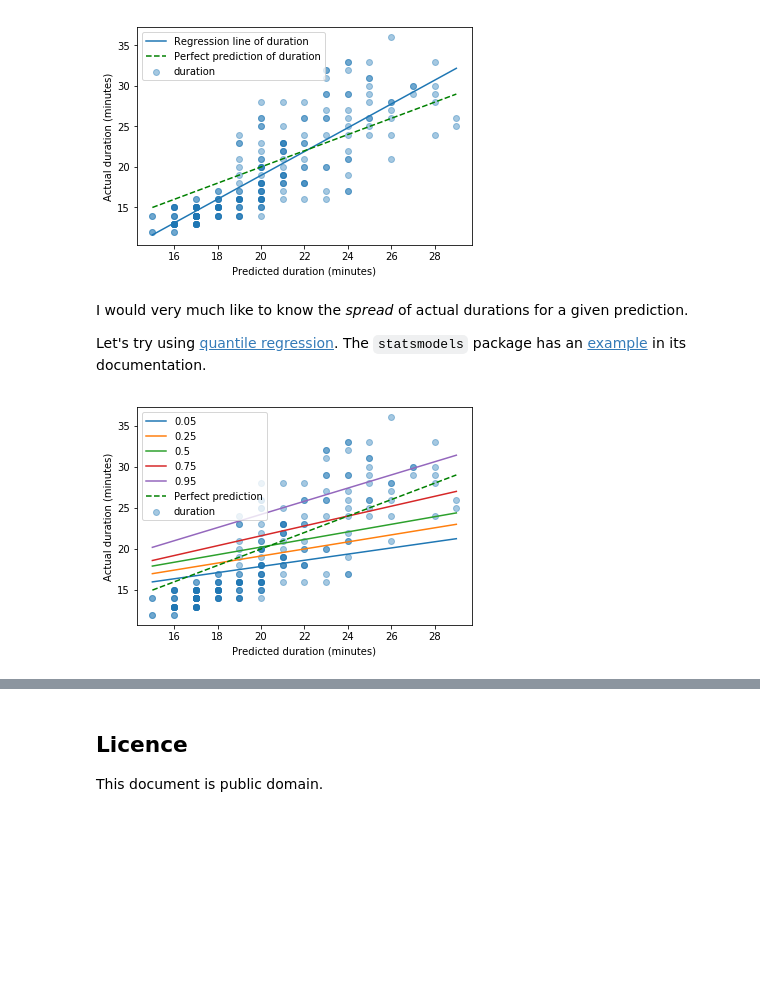
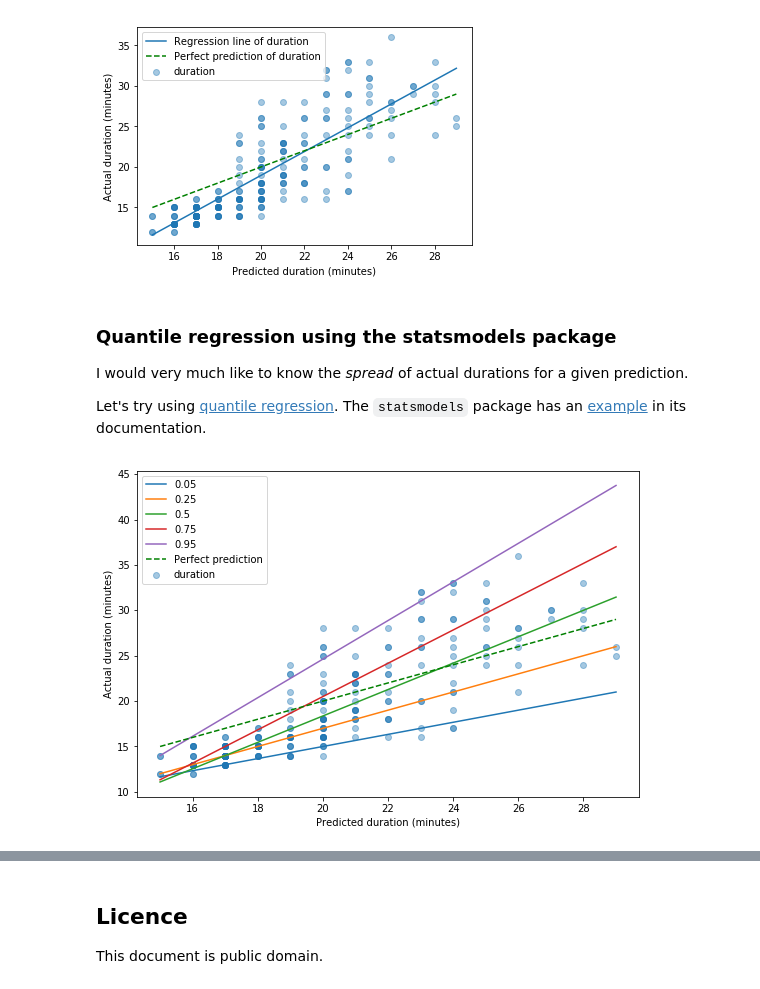
Before and after one commit to blokeley/commutes, a Jupyter notebook: commutes.ipynb, the cells around one changed output, grey strips where cells are left out. Cells and saved outputs as stored; diff of their text form; code cells hidden in the pictures; blank space fills up the shorter version.

Commit message:
Fix quantile regression

```diff
--- a/commutes.ipynb
+++ b/commutes.ipynb
@@ -396,43 +396,45 @@ axes.set_ylabel('Actual duration (minutes)');
 # %% [output]
 [figure]
 # %% [markdown]
+### Quantile regression using the statsmodels package
+
 I would very much like to know the _spread_ of actual durations for a given prediction.
 
 Let's try using [quantile regression](https://www.cscu.cornell.edu/news/statnews/stnews70.pdf). The `statsmodels` package has an [example](http://statsmodels.sourceforge.net/devel/examples/notebooks/generated/quantile_regression.html) in its documentation.
 # %%
 import statsmodels.formula.api as smf
 
-model = smf.quantreg('prediction ~ duration', commutes)
+# Create the quantile regression model
+model = smf.quantreg('duration ~ prediction', commutes)
 
+# Create a list of quantiles to calculate
 quantiles = [0.05, 0.25, 0.50, 0.75, 0.95]
 
 # Create a list of fits
 fits = [model.fit(q=q) for q in quantiles]
 
-def plot_quantiles(x, y, quantiles, fits, axes=None):
-    if not axes:
-        # Create a new figure and axes
-        figure, axes = plt.subplots()
+# Create a new figure and axes
+figure, axes = plt.subplots()
 
-    # Plot the scatter of data points
-    axes.scatter(x, y, alpha=0.4)
+# Plot the scatter of data points
+x = commutes['prediction']
+axes.scatter(x, commutes['duration'], alpha=0.4)
 
-    # Create an array of start values from the minimum to maximum to create the regression line
-    X = np.linspace(x.min(), x.max())
+# Create an array of predictions from the minimum to maximum to create the regression line
+_x = np.linspace(x.min(), x.max())
 
-    for i, q in enumerate(quantiles):
-        # Plot the quantile lines
-        Y = fits[i].params['duration'] * X + fits[i].params['Intercept']
-        axes.plot(X, Y, label=q)
+for index, quantile in enumerate(quantiles):
+    # Plot the quantile lines
+    _y = fits[index].params['prediction'] * _x + fits[index].params['Intercept']
+    axes.plot(_x, _y, label=quantile)
 
-    # Plot the line of perfect prediction
-    axes.plot(X, X, 'g--', label='Perfect prediction')
-    axes.legend()
-    axes.set_xlabel('Predicted duration (minutes)')
-    axes.set_ylabel('Actual duration (minutes)')
-    return axes
-
-plot_quantiles(commutes['prediction'], commutes['duration'], quantiles, fits);
+# Plot the line of perfect prediction
+axes.plot(_x, _x, 'g--', label='Perfect prediction')
+axes.legend()
+axes.set_xlabel('Predicted duration (minutes)')
+axes.set_ylabel('Actual duration (minutes)')
+width, height = figure.get_size_inches()
+figure.set_size_inches(1.5 * width, 1.5 * height)
 # %% [output]
-[figure, old version]
+[figure, new version]
 # %% [markdown]
```
Also changed, not shown: parts of 8 cells of this notebook.
